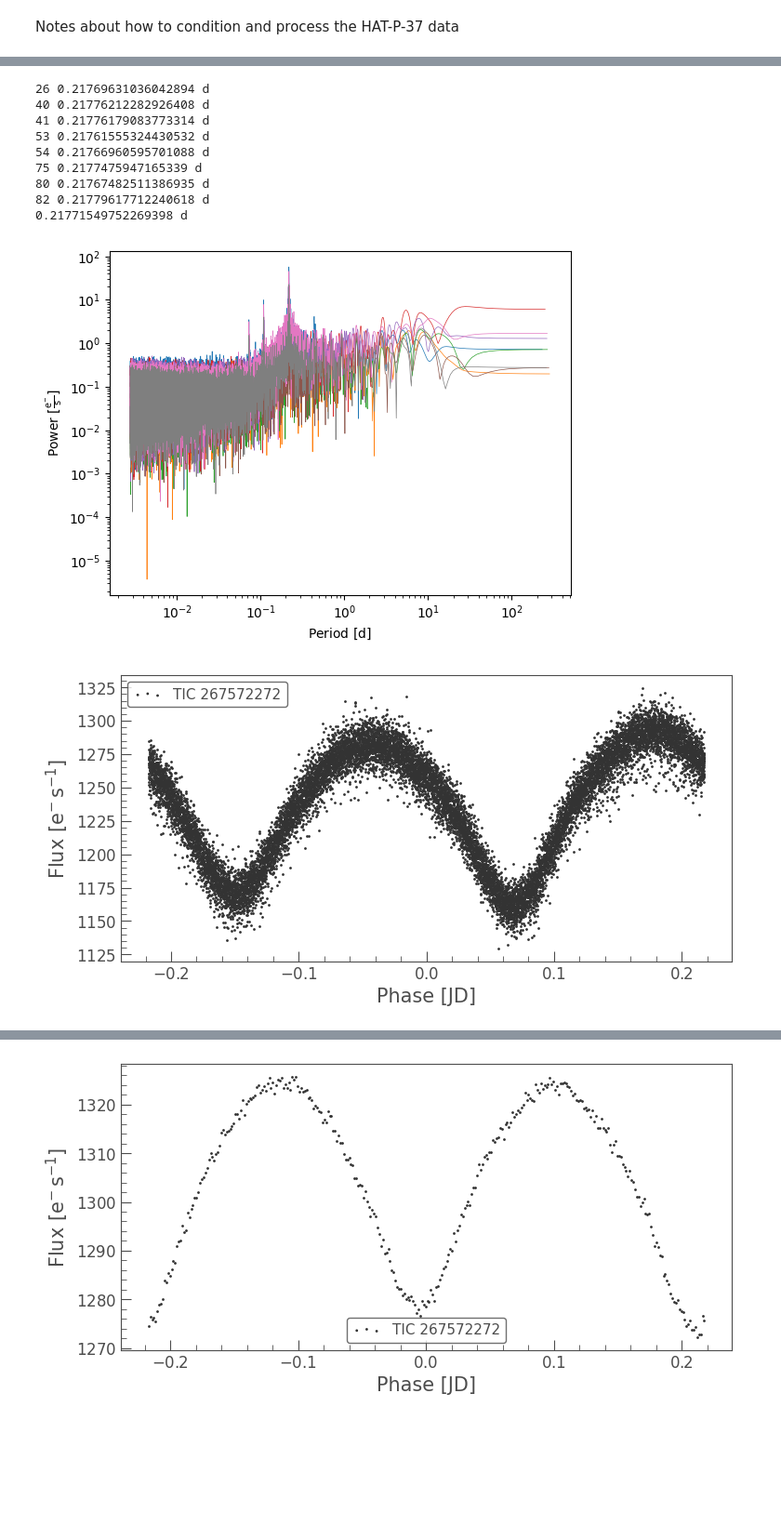
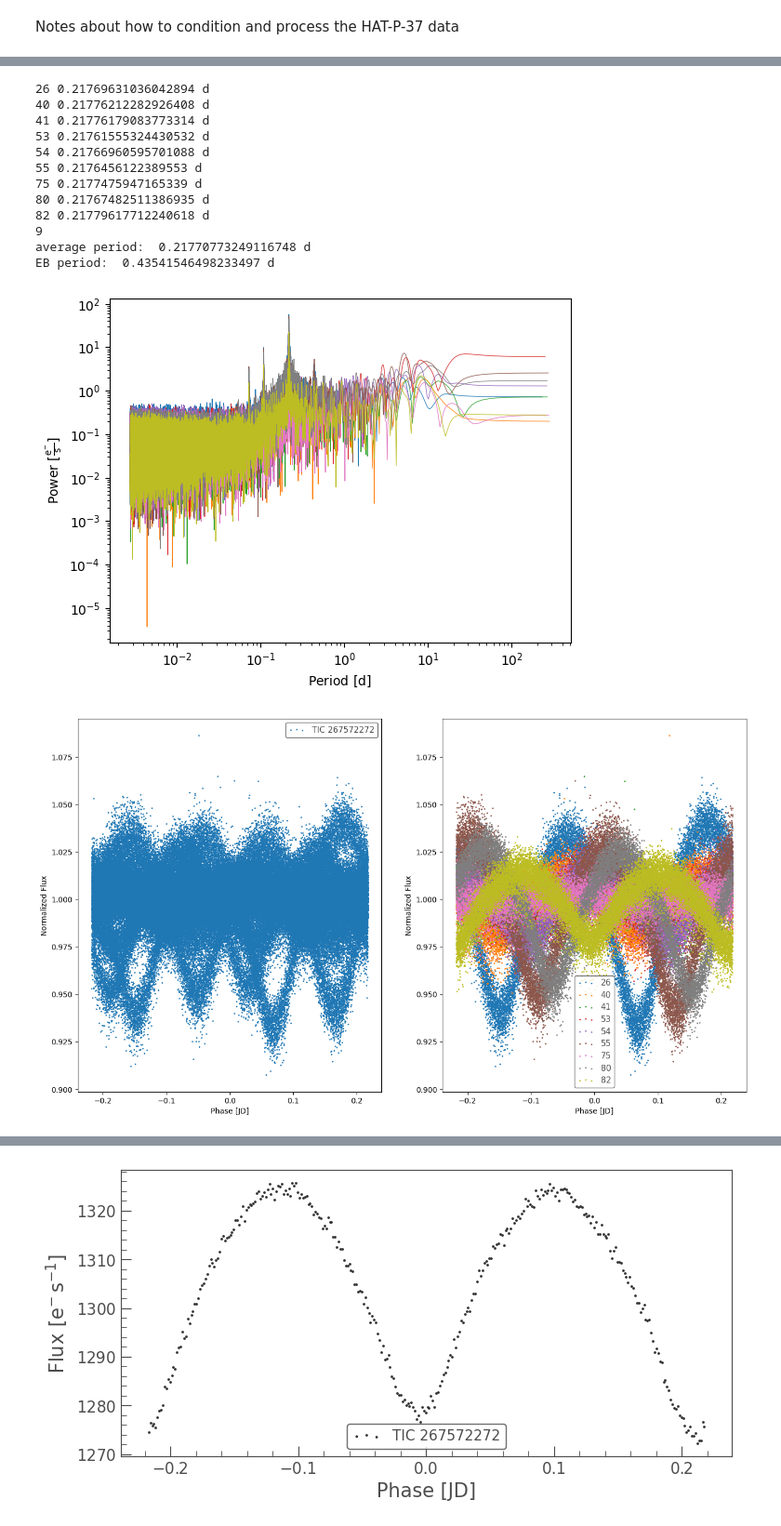
Before and after one commit to BoiseStatePlanetary/HAT-P-37-Transit-Timing-Analysis, a Jupyter notebook: code/Conditioning HAT-P-37 Data.ipynb, the cells around one changed output, grey strips where cells are left out. Shown at 93% size. Cells and saved outputs as stored; diff of their text form; code cells hidden in the pictures; blank space fills up the shorter version.

```diff
--- a/code/Conditioning HAT-P-37 Data.ipynb
+++ b/code/Conditioning HAT-P-37 Data.ipynb
@@ -52,12 +158,13 @@ print(pg.period_at_max_power)
 # %%
-# Running through the LCs
+# DO NOT run this cell & the cell above, they result in the same average period, just a matter of viewing preference
+# OPTIONAL: Plot all periodograms on the same set of axes removing bad sectors first (BJ-4/7)
 
 fig = plt.figure()
 ax = fig.add_subplot(111)
 
 # Sectors 59 and 74 show an anomalous peak at long periods, so we'll mask them out for the purposes of estimating the period.
 average_period = 0.
-wellbehaving_list = [*klc[:5], *klc[8:]]
+wellbehaving_list = [*tess_lc_collection[:6], *tess_lc_collection[8:]]  # (4/8 RH) Changed index from 5 to 6, python indexing is NON-inclusive and we threw out too many sectors (3 instead of two)
 for cur_lc in wellbehaving_list:
 
     # We'll focus on the SAP flux because it has the least processing.
@@ -76,38 +183,36 @@ for cur_lc in wellbehaving_list:
     average_period += pg.period_at_max_power
 
 average_period /= len(wellbehaving_list)
-print(average_period)
+print(len(wellbehaving_list))
+print(f"average period: ", average_period)
+print(f"EB period: ", 2.*average_period)
 
 # ax.set_xlim([1e-1, 1e0])
 ax.get_legend().remove()
 ax.set_yscale('log')
-
-#
-# 0 26 0.21769631036042894 d
-# 1 40 0.21776212282926408 d
-# 2 41 0.21776179083773314 d
-# 3 53 0.21761555324430532 d
-# 4 54 0.21766960595701088 d
-# 5 55 0.2176456122389553 d
-# 6 59 5.275558515009715 d
-# 7 74 0.9337085985818474 d
-# 8 75 0.2177475947165339 d
-# 9 80 0.21767482511386935 d
-# 10 82 0.21779617712240618 d
 # %% [output]
 26 0.21769631036042894 d
 40 0.21776212282926408 d
 41 0.21776179083773314 d
 53 0.21761555324430532 d
 54 0.21766960595701088 d
+55 0.2176456122389553 d
 75 0.2177475947165339 d
 80 0.21767482511386935 d
 82 0.21779617712240618 d
-0.21771549752269398 d
+9
+average period:  0.21770773249116748 d
+EB period:  0.43541546498233497 d
-[figure, old version]
+[figure, new version]
 # %%
-# big_lc.fold(period=2.*average_period).scatter();
-folded_lc = klc[0].fold(period=2.*average_period)
-folded_lc.scatter();
+# fold and plot each sector on top of one another
+fig, (ax1, ax2) = plt.subplots(1, 2, figsize=(16,9))
+avg_folded_composite = composite_lc.fold(period=LS_EB_period)
+avg_folded_composite.scatter(ax=ax1, normalize=True);
+for lc in wellbehaving_list:
+    folded_lc = lc.fold(period=LS_EB_period)
+    folded_lc.scatter(ax=ax2, label=folded_lc.sector, normalize=True);
+
+# NOTE: the final folded light curve from 4/7 experiments was only from ONE sector... need to find better way to align them
 # %% [output]
-[figure, old version]
+[figure, new version]
```
Also changed, not shown: parts of 12 cells of this notebook.
